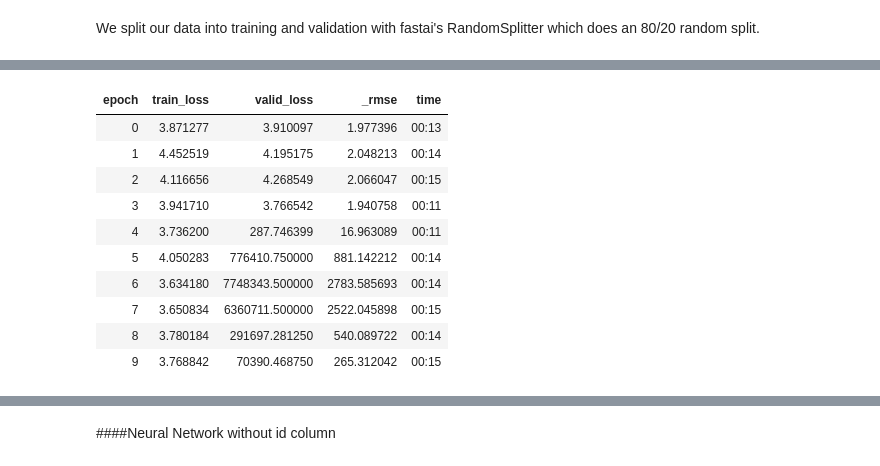
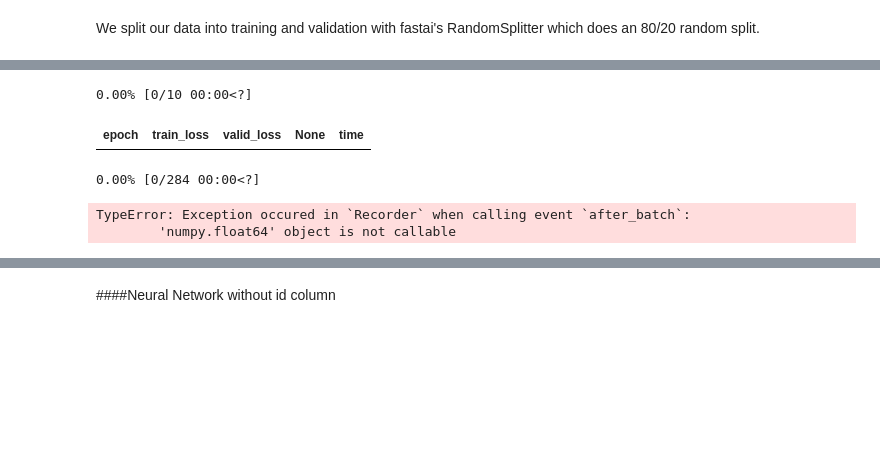
Before and after one commit to rubanzasilva/abalone_age_prediction, a Jupyter notebook: ps-s04e04-fastai.ipynb, the cells around one changed output, grey strips where cells are left out. Cells and saved outputs as stored; diff of their text form; code cells hidden in the pictures; blank space fills up the shorter version.

```diff
--- a/ps-s04e04-fastai.ipynb
+++ b/ps-s04e04-fastai.ipynb
@@ -94,0 +175,31 @@ sub_df = pd.read_csv(path/'sample_submission.csv',index_col='id')
+# %%
+rf = RandomForestClassifier(100, min_samples_leaf=5)
+rf_model = rf.fit(X_train, y_train);
+
+#cont_names,cat_names = cont_cat_split(train_df, dep_var='Rings')
+#splits = RandomSplitter(valid_pct=0.2)(range_of(train_df))
+#to = TabularPandas(train_df, procs=[Categorify, FillMissing,Normalize],
+                  # cat_names = cat_names,
+                  # cont_names = cont_names,
+                  # y_names='Rings',
+                  # y_block=RegressionBlock(),
+                  # splits=splits)
+
+#X_train, y_train = to.train.xs, to.train.ys.values.ravel()
+#X_test, y_test = to.valid.xs, to.valid.ys.values.ravel()
+
+#dls = to.dataloaders(bs=64)
+#test_dl = dls.test_dl(test_df)
+
+new_rf_preds = tensor(rf_model.predict(test_dl.xs))
+rf_preds = new_rf_preds
+
+
+#submit = pd.read_csv(path/'sample_submission.csv')
+#submit['Rings'] = xgb_preds
+#submit.to_csv('submission.csv', index=False)
+#sub = pd.read_csv('submission.csv')
+mse = mean_absolute_error(y_test, rf_model.predict(X_test))
+rmse = np.sqrt(mse)
+rmse
+#mean_absolute_error(y_test, rf.predict(X_test))
@@ -198,17 +335,11 @@ SuggestedLRs(slide=0.0008317637839354575, valley=0.010964781977236271)
 # %%
-learn.fit_one_cycle(10,0.03)
+learn.fit_one_cycle(10,0.02)
 # %% [output]
+0.00% [0/10 00:00<?]
-| epoch | train_loss | valid_loss | _rmse | time |
-| 0 | 3.871277 | 3.910097 | 1.977396 | 00:13 |
-| 1 | 4.452519 | 4.195175 | 2.048213 | 00:14 |
-| 2 | 4.116656 | 4.268549 | 2.066047 | 00:15 |
-| 3 | 3.941710 | 3.766542 | 1.940758 | 00:11 |
-| 4 | 3.736200 | 287.746399 | 16.963089 | 00:11 |
-| 5 | 4.050283 | 776410.750000 | 881.142212 | 00:14 |
-| 6 | 3.634180 | 7748343.500000 | 2783.585693 | 00:14 |
-| 7 | 3.650834 | 6360711.500000 | 2522.045898 | 00:15 |
-| 8 | 3.780184 | 291697.281250 | 540.089722 | 00:14 |
-| 9 | 3.768842 | 70390.468750 | 265.312042 | 00:15 |
+| epoch | train_loss | valid_loss | None | time |
+0.00% [0/284 00:00<?]
+TypeError: Exception occured in `Recorder` when calling event `after_batch`:
+        'numpy.float64' object is not callable
 # %%
 #learn.fit_one_cycle(9,0.11)
 # %%
```
Also changed, not shown: parts of 30 cells of this notebook.
